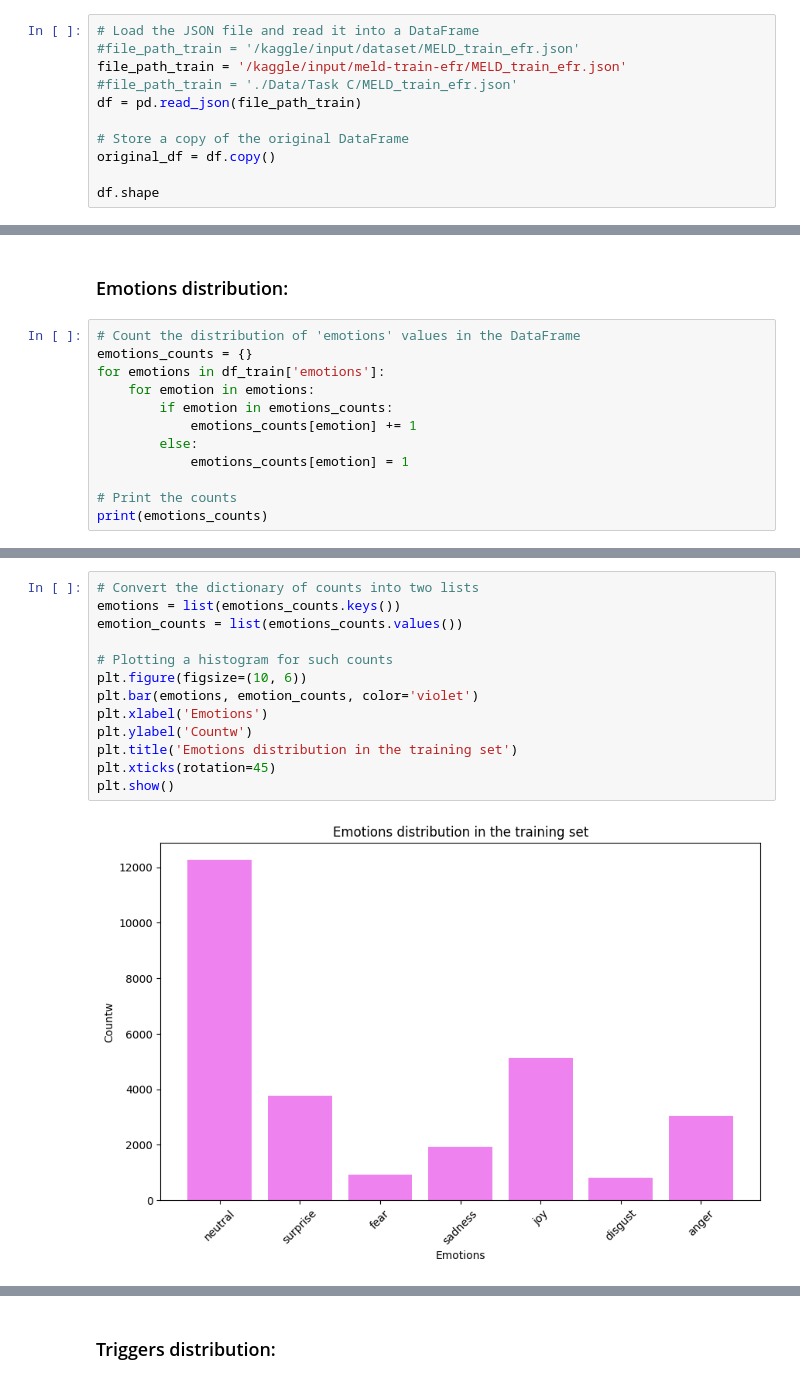
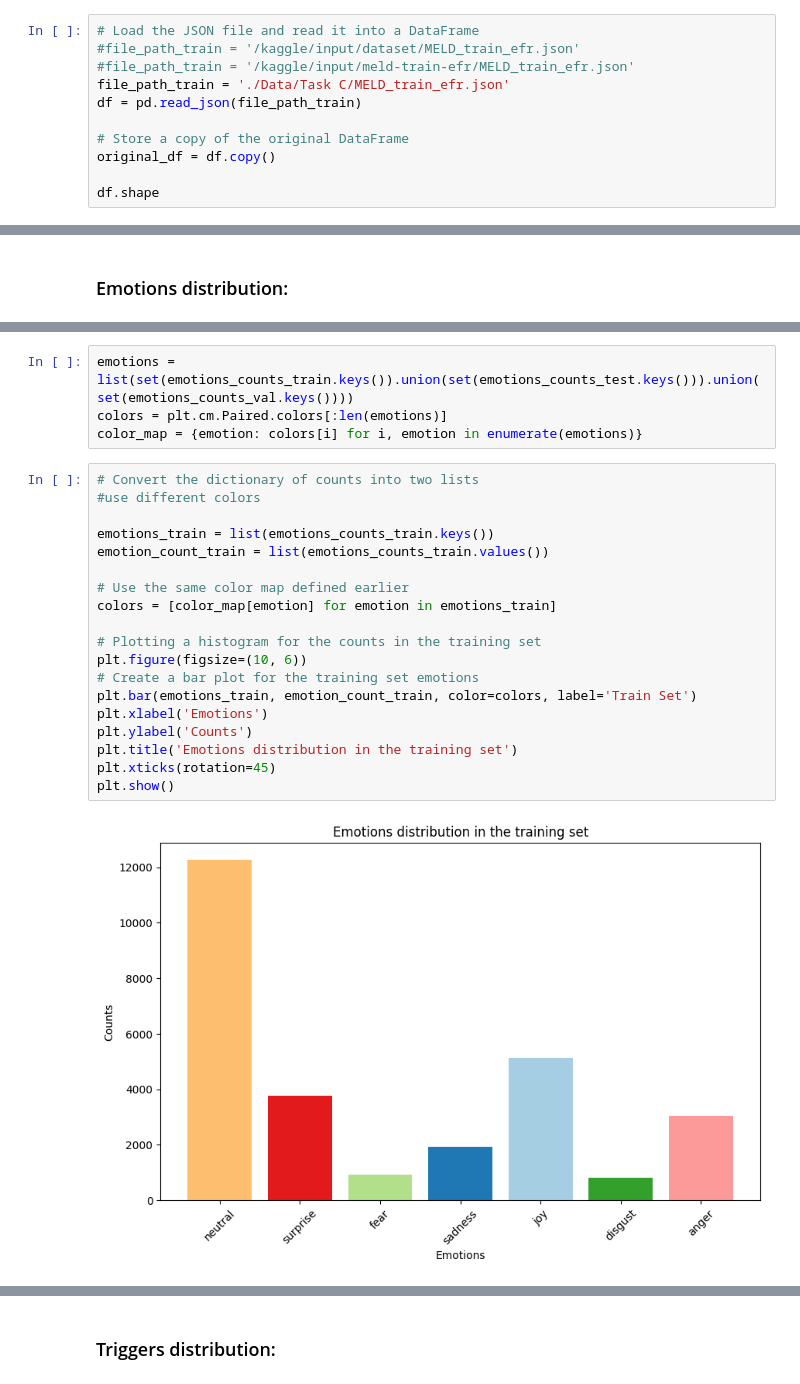
Before and after one commit to madalinaionela/NLP_project, a Jupyter notebook: Project_Final.ipynb, the cells around one changed output, grey strips where cells are left out. Cells and saved outputs as stored; diff of their text form.

```diff
--- a/Project_Final.ipynb
+++ b/Project_Final.ipynb
@@ -41,8 +42,8 @@ Device: cuda
 # %%
 # Load the JSON file and read it into a DataFrame
 #file_path_train = '/kaggle/input/dataset/MELD_train_efr.json'
-file_path_train = '/kaggle/input/meld-train-efr/MELD_train_efr.json'
-#file_path_train = './Data/Task C/MELD_train_efr.json'
+#file_path_train = '/kaggle/input/meld-train-efr/MELD_train_efr.json'
+file_path_train = './Data/Task C/MELD_train_efr.json'
 df = pd.read_json(file_path_train)
 
 # Store a copy of the original DataFrame
@@ -257,14 +292,2 @@ df_val_s = split_utterances(df_val)
 # %% [markdown]
 ### Emotions distribution:
-# %%
-# Count the distribution of 'emotions' values in the DataFrame
-emotions_counts = {}
-for emotions in df_train['emotions']:
-    for emotion in emotions:
-        if emotion in emotions_counts:
-            emotions_counts[emotion] += 1
-        else:
-            emotions_counts[emotion] = 1
-
-# Print the counts
-print(emotions_counts)
@@ -273,15 +344,25 @@ print(emotions_counts)
+# %%
+emotions = list(set(emotions_counts_train.keys()).union(set(emotions_counts_test.keys())).union(set(emotions_counts_val.keys())))
+colors = plt.cm.Paired.colors[:len(emotions)]
+color_map = {emotion: colors[i] for i, emotion in enumerate(emotions)}
 # %%
 # Convert the dictionary of counts into two lists
-emotions = list(emotions_counts.keys())
-emotion_counts = list(emotions_counts.values())
+#use different colors
 
-# Plotting a histogram for such counts
+emotions_train = list(emotions_counts_train.keys())
+emotion_count_train = list(emotions_counts_train.values())
+
+# Use the same color map defined earlier
+colors = [color_map[emotion] for emotion in emotions_train]
+
+# Plotting a histogram for the counts in the training set
 plt.figure(figsize=(10, 6))
-plt.bar(emotions, emotion_counts, color='violet')
+# Create a bar plot for the training set emotions
+plt.bar(emotions_train, emotion_count_train, color=colors, label='Train Set')
 plt.xlabel('Emotions')
-plt.ylabel('Countw')
+plt.ylabel('Counts')
 plt.title('Emotions distribution in the training set')
 plt.xticks(rotation=45)
 plt.show()
 # %% [output]
-[figure, old version]
+[figure, new version]
```
Also changed, not shown: parts of 78 cells of this notebook.
